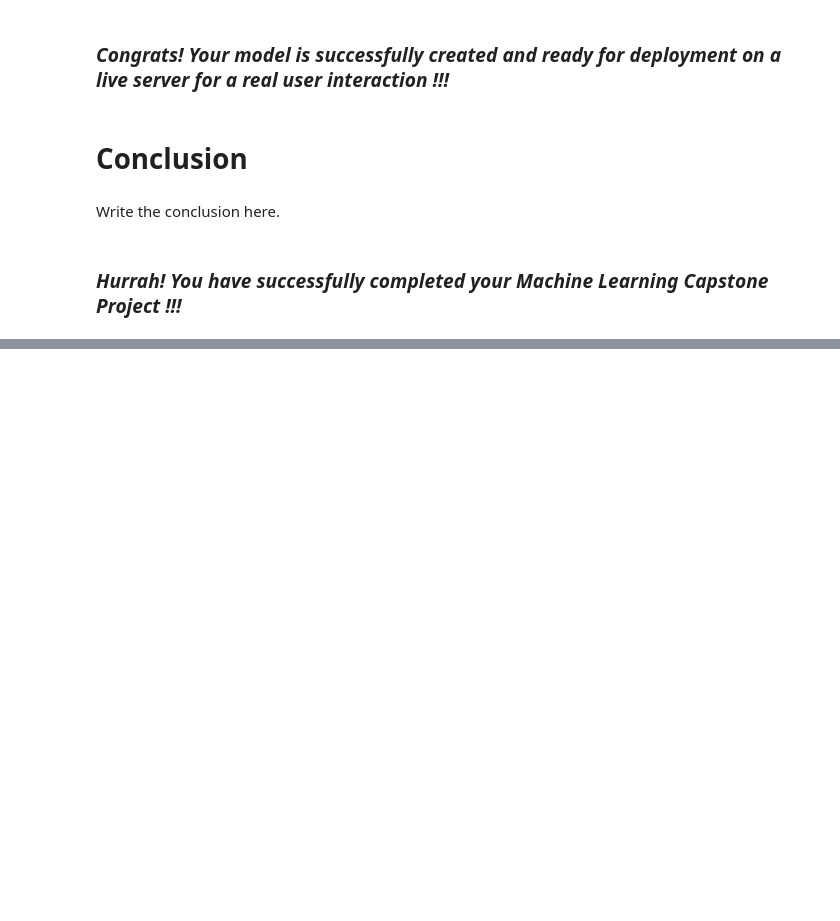
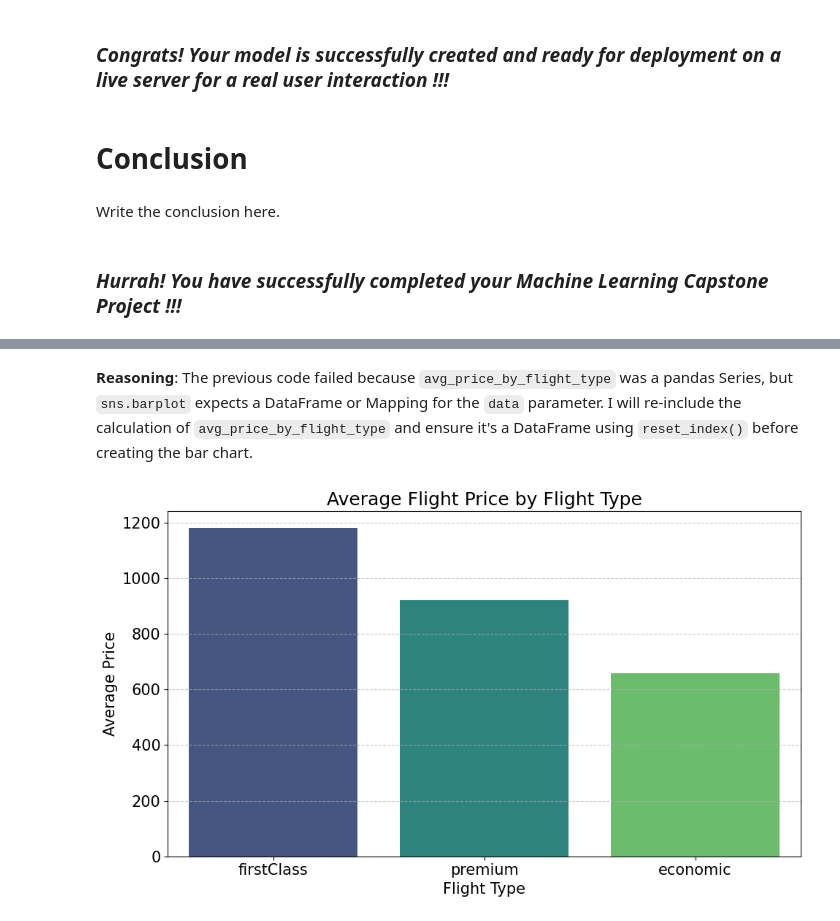
Before and after one commit to amol004/Voyage-Analytics-Integrating-MLOps-in-Travel, a Jupyter notebook: Capstone_Project_Productionization_of_ML_Systems.ipynb, the cells around one changed output, grey strips where cells are left out. Saved outputs shown, nothing was run; the diff lists cells and outputs as text; code cells hidden in the pictures; blank space fills up the shorter version.

```diff
--- a/Capstone_Project_Productionization_of_ML_Systems.ipynb
+++ b/Capstone_Project_Productionization_of_ML_Systems.ipynb
@@ -1222,0 +1262,21 @@ Write the conclusion here.
+# %% [markdown]
+**Reasoning**:
+The previous code failed because `avg_price_by_flight_type` was a pandas Series, but `sns.barplot` expects a DataFrame or Mapping for the `data` parameter. I will re-include the calculation of `avg_price_by_flight_type` and ensure it's a DataFrame using `reset_index()` before creating the bar chart.
+# %%
+import matplotlib.pyplot as plt
+import seaborn as sns
+
+# Calculate the average flight price by flightType and reset index to make it a DataFrame
+avg_price_by_flight_type = travel_data.groupby('flightType')['price'].mean().sort_values(ascending=False).reset_index()
+
+# Create the bar chart
+plt.figure(figsize=(10, 6))
+sns.barplot(x='flightType', y='price', data=avg_price_by_flight_type, palette='viridis')
+plt.title('Average Flight Price by Flight Type')
+plt.xlabel('Flight Type')
+plt.ylabel('Average Price')
+plt.grid(axis='y', linestyle='--', alpha=0.7)
+plt.tight_layout()
+plt.show()
+# %% [output]
+[figure, added]
```
Also changed, not shown: parts of 28 cells of this notebook.
